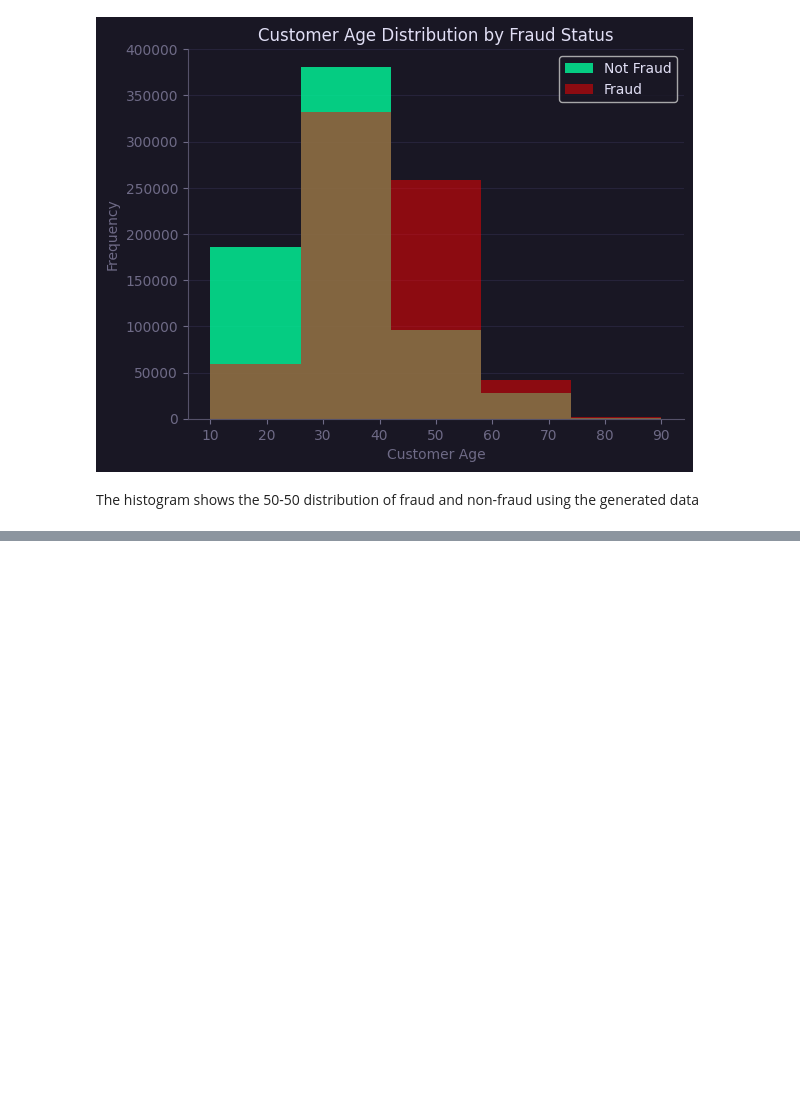
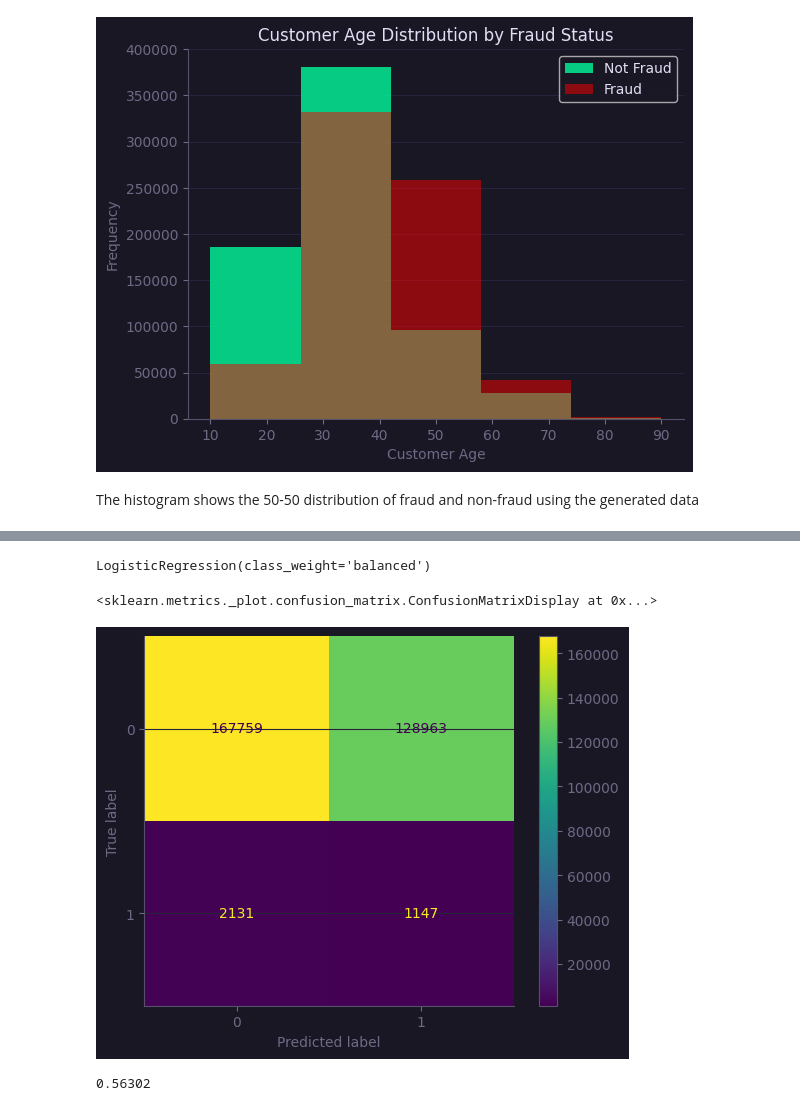
Before and after one commit to rcwylie/Fraudulent_payments, a Jupyter notebook: n_Code.ipynb, the cells around one changed output, grey strips where cells are left out. Cells and saved outputs as stored; diff of their text form; code cells hidden in the pictures; blank space fills up the shorter version.

```diff
--- a/n_Code.ipynb
+++ b/n_Code.ipynb
@@ -432,0 +488,24 @@ The histogram shows the 50-50 distribution of fraud and non-fraud using the gene
+# %%
+min_max_scaler = preprocessing.MinMaxScaler()
+X_train_minmax = min_max_scaler.fit_transform(X_train_smote_c)
+# %%
+lr.fit(X_train_minmax, y_train_smote)
+# %% [output]
+LogisticRegression(class_weight='balanced')
+# %%
+lr_pred = lr.predict(X_test_c)
+# %%
+from sklearn.metrics import confusion_matrix, ConfusionMatrixDisplay, accuracy_score, classification_report, auc
+
+lr_matrix = confusion_matrix(y_test,lr_pred)
+# %%
+disp = ConfusionMatrixDisplay(lr_matrix)
+
+disp.plot()
+# %% [output]
+<sklearn.metrics._plot.confusion_matrix.ConfusionMatrixDisplay at 0x...>
+[figure, added]
+# %%
+accuracy_score(y_test,lr_pred)
+# %% [output]
+0.56302
```
Also changed, not shown: parts of 15 cells of this notebook.
